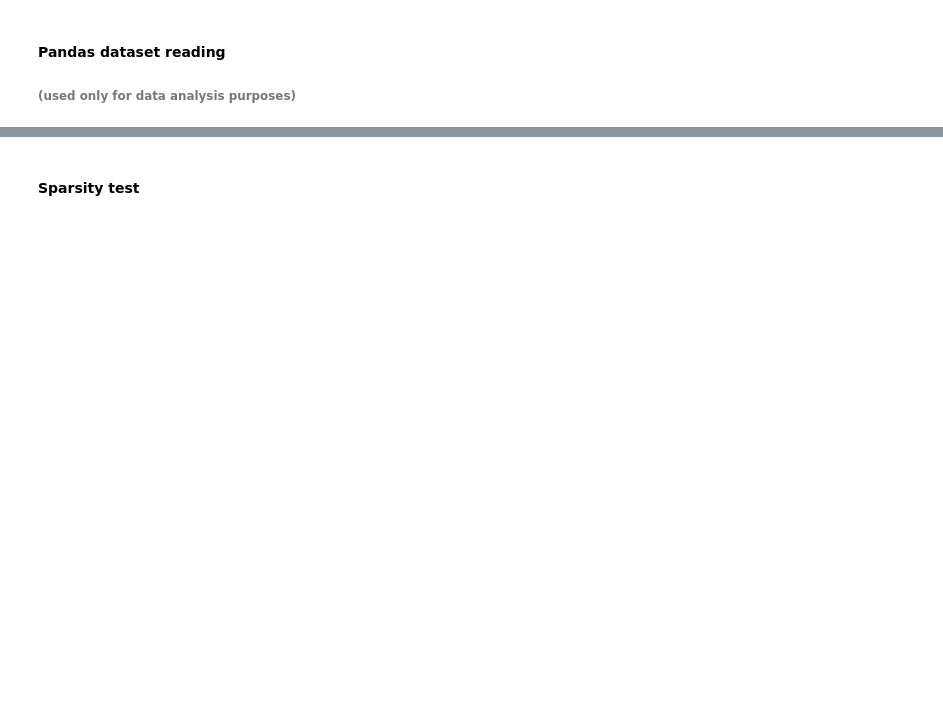
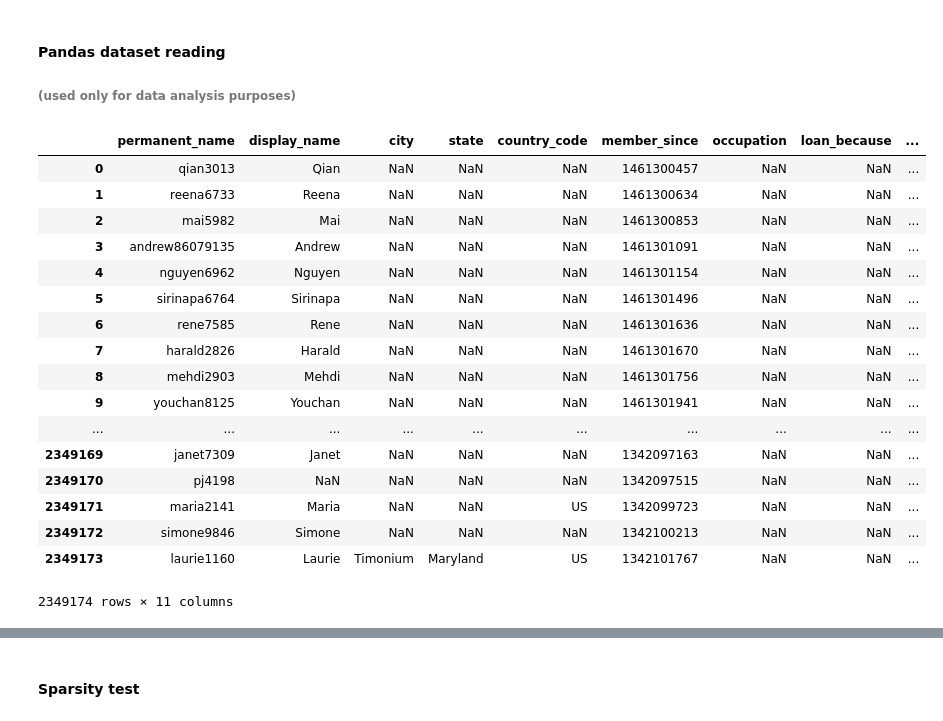
Before and after one commit to dKustura/kiva-cf, a Jupyter notebook: kiva-cf.ipynb, the cells around one changed output, grey strips where cells are left out. Cells and saved outputs as stored; diff of their text form; code cells hidden in the pictures; blank space fills up the shorter version.

```diff
--- a/kiva-cf.ipynb
+++ b/kiva-cf.ipynb
@@ -505,6 +556,26 @@ plt.show()
 ###### (used only for data analysis purposes)
 # %%
 lenders_table = pd.read_csv('additional-kiva-snapshot/lenders.csv')
+lenders_table
+# %% [output]
+|  | permanent_name | display_name | city | state | country_code | member_since | occupation | loan_because | ... |
+| 0 | qian3013 | Qian | NaN | NaN | NaN | 1461300457 | NaN | NaN | ... |
+| 1 | reena6733 | Reena | NaN | NaN | NaN | 1461300634 | NaN | NaN | ... |
+| 2 | mai5982 | Mai | NaN | NaN | NaN | 1461300853 | NaN | NaN | ... |
+| 3 | andrew86079135 | Andrew | NaN | NaN | NaN | 1461301091 | NaN | NaN | ... |
+| 4 | nguyen6962 | Nguyen | NaN | NaN | NaN | 1461301154 | NaN | NaN | ... |
+| 5 | sirinapa6764 | Sirinapa | NaN | NaN | NaN | 1461301496 | NaN | NaN | ... |
+| 6 | rene7585 | Rene | NaN | NaN | NaN | 1461301636 | NaN | NaN | ... |
+| 7 | harald2826 | Harald | NaN | NaN | NaN | 1461301670 | NaN | NaN | ... |
+| 8 | mehdi2903 | Mehdi | NaN | NaN | NaN | 1461301756 | NaN | NaN | ... |
+| 9 | youchan8125 | Youchan | NaN | NaN | NaN | 1461301941 | NaN | NaN | ... |
+| ... | ... | ... | ... | ... | ... | ... | ... | ... | ... |
+| 2349169 | janet7309 | Janet | NaN | NaN | NaN | 1342097163 | NaN | NaN | ... |
+| 2349170 | pj4198 | NaN | NaN | NaN | NaN | 1342097515 | NaN | NaN | ... |
+| 2349171 | maria2141 | Maria | NaN | NaN | US | 1342099723 | NaN | NaN | ... |
+| 2349172 | simone9846 | Simone | NaN | NaN | NaN | 1342100213 | NaN | NaN | ... |
+| 2349173 | laurie1160 | Laurie | Timonium | Maryland | US | 1342101767 | NaN | NaN | ... |
+2349174 rows × 11 columns
 # %%
 lenders = lenders_table['permanent_name']
 lenders = lenders.dropna()
```
Also changed, not shown: parts of 45 cells of this notebook, 1 other file.
